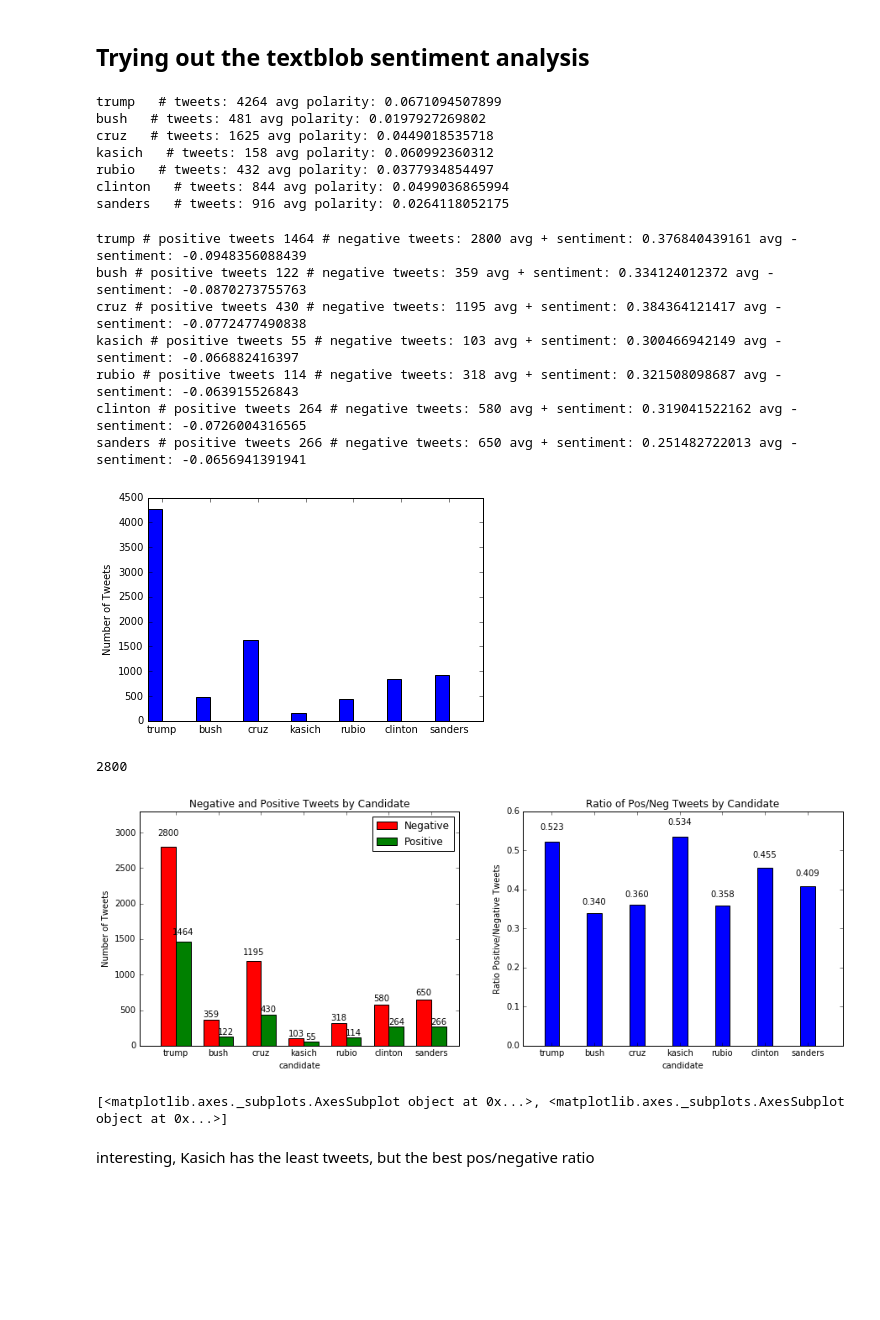
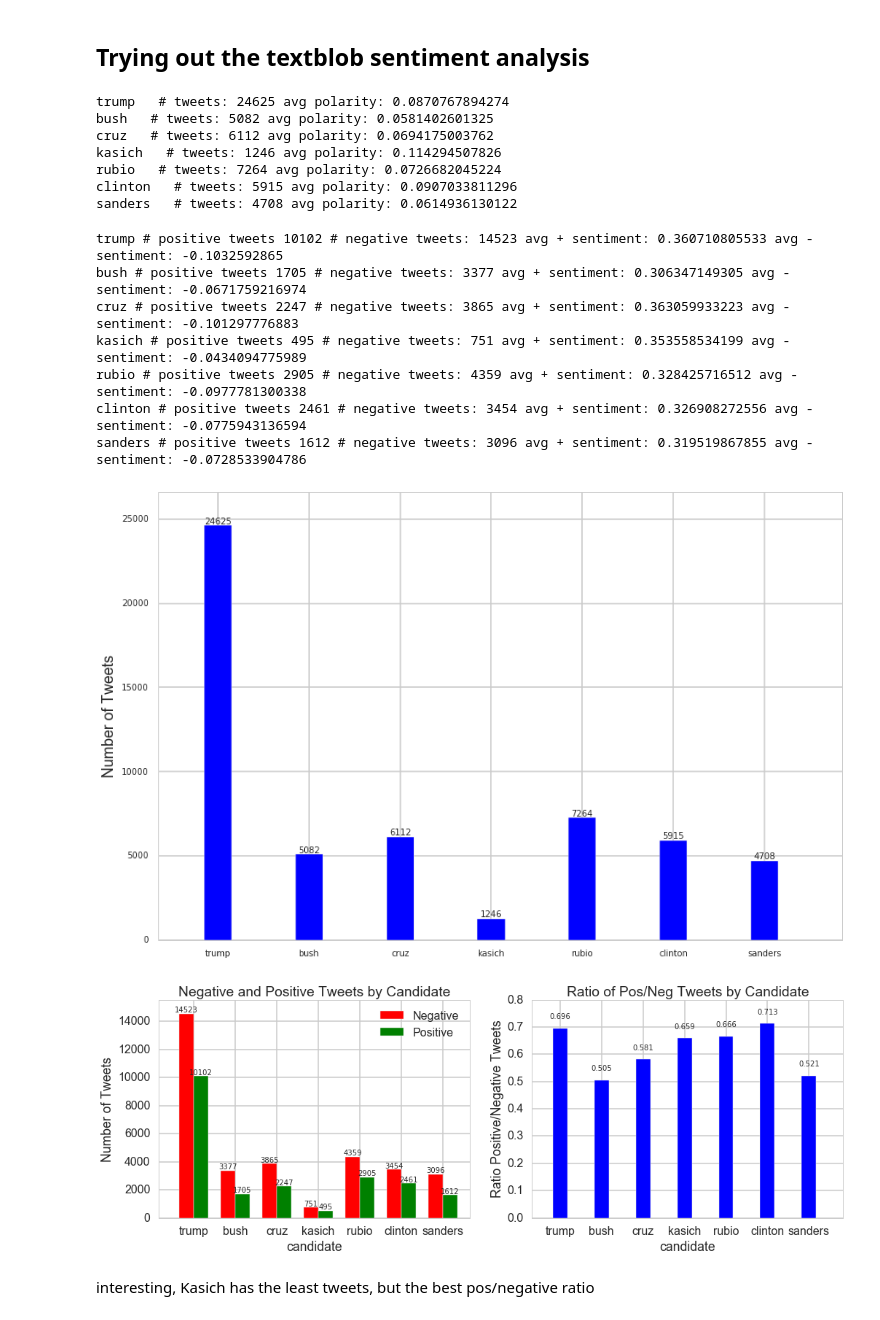
Before and after one commit to HoodPanther/pythoncode, a Jupyter notebook: tweetExplore.ipynb, the cells around one changed output. Cells and saved outputs as stored; diff of their text form; code cells hidden in the pictures; blank space fills up the shorter version.

```diff
--- a/tweetExplore.ipynb
+++ b/tweetExplore.ipynb
@@ -31,9 +32,11 @@ importlib.reload(fns);
 # %%
 #  import data
 # with open('raw_tweets10min.json') as data_file:
-with open('../data/raw_tweetsfilter10min_poli.json') as data_file:
+# with open('../data/raw_tweetsfilter10min_poli.json') as data_file:
 # with open('raw_tweets10min_loc.json') as data_file:
 # with open('raw_tweets40min_bosSC.json') as data_file:
+with open('../data/raw_tweets40min_candidates.json') as data_file:
+
     rawdata = json.load(data_file)
 
 # selects only tweets that have text
@@ -66,13 +69,13 @@ for iperson,val in enumerate(candidates):
     subjectivity_store.append(person_sentiment_subjectivity)
     index_store.append(person_tweetInd)
 # %% [output]
-trump   # tweets: 4264 avg polarity: 0.0671094507899
-bush   # tweets: 481 avg polarity: 0.0197927269802
-cruz   # tweets: 1625 avg polarity: 0.0449018535718
-kasich   # tweets: 158 avg polarity: 0.060992360312
-rubio   # tweets: 432 avg polarity: 0.0377934854497
-clinton   # tweets: 844 avg polarity: 0.0499036865994
-sanders   # tweets: 916 avg polarity: 0.0264118052175
+trump   # tweets: 24625 avg polarity: 0.0870767894274
+bush   # tweets: 5082 avg polarity: 0.0581402601325
+cruz   # tweets: 6112 avg polarity: 0.0694175003762
+kasich   # tweets: 1246 avg polarity: 0.114294507826
+rubio   # tweets: 7264 avg polarity: 0.0726682045224
+clinton   # tweets: 5915 avg polarity: 0.0907033811296
+sanders   # tweets: 4708 avg polarity: 0.0614936130122
 # %%
 # sort tweets into positive/negative for each candidate
 # for each candidate
@@ -113,13 +116,13 @@ for person,val in enumerate(candidates):
     print(candidates[person],'# positive tweets',len(ind_pos_polarity),'# negative tweets:',len(ind_neg_polarity),
           'avg + sentiment:',np.average(pos_polarity),'avg - sentiment:',np.average(neg_polarity))
 # %% [output]
-trump # positive tweets 1464 # negative tweets: 2800 avg + sentiment: 0.376840439161 avg - sentiment: -0.0948356088439
-bush # positive tweets 122 # negative tweets: 359 avg + sentiment: 0.334124012372 avg - sentiment: -0.0870273755763
-cruz # positive tweets 430 # negative tweets: 1195 avg + sentiment: 0.384364121417 avg - sentiment: -0.0772477490838
-kasich # positive tweets 55 # negative tweets: 103 avg + sentiment: 0.300466942149 avg - sentiment: -0.066882416397
-rubio # positive tweets 114 # negative tweets: 318 avg + sentiment: 0.321508098687 avg - sentiment: -0.063915526843
-clinton # positive tweets 264 # negative tweets: 580 avg + sentiment: 0.319041522162 avg - sentiment: -0.0726004316565
-sanders # positive tweets 266 # negative tweets: 650 avg + sentiment: 0.251482722013 avg - sentiment: -0.0656941391941
+trump # positive tweets 10102 # negative tweets: 14523 avg + sentiment: 0.360710805533 avg - sentiment: -0.1032592865
+bush # positive tweets 1705 # negative tweets: 3377 avg + sentiment: 0.306347149305 avg - sentiment: -0.0671759216974
+cruz # positive tweets 2247 # negative tweets: 3865 avg + sentiment: 0.363059933223 avg - sentiment: -0.101297776883
+kasich # positive tweets 495 # negative tweets: 751 avg + sentiment: 0.353558534199 avg - sentiment: -0.0434094775989
+rubio # positive tweets 2905 # negative tweets: 4359 avg + sentiment: 0.328425716512 avg - sentiment: -0.0977781300338
+clinton # positive tweets 2461 # negative tweets: 3454 avg + sentiment: 0.326908272556 avg - sentiment: -0.0775943136594
+sanders # positive tweets 1612 # negative tweets: 3096 avg + sentiment: 0.319519867855 avg - sentiment: -0.0728533904786
 # %%
 candidate_tweets = []
 pos_tweets = []
@@ -136,19 +139,27 @@ for i,val in enumerate(index_store):
 fig = plt.gcf()
 matplotlib.rc('xtick',labelsize = 10)
 matplotlib.rc('ytick',labelsize = 10)
+ymax = np.max(candidate_tweets) + 2000
+
+plt.xlim([.5,8])
+plt.ylim([0,ymax])
 # matplotlib.rc('ylabel',labelsize = 2b0)
 plt.ylabel('Number of Tweets')
-ind = np.arange(len(candidates))
+ind = np.arange(len(candidates))+1
+def autolabelInt(rects):
+    """attach labels to bars, integers"""
+    for rect in rects:
+        height = rect.get_height()
+        plt.text(rect.get_x() + rect.get_width()/2., height+.03,
+                '%d' % int(height),
+                ha='center', va='bottom')
+
 width = .3
 rect1 = plt.bar(ind, candidate_tweets, width, color = 'blue')
-plt.xticks(ind+.3, candidates);
+plt.xticks(ind + width/2, candidates);
+autolabelInt(rect1);
 # %% [output]
-[figure, old version]
+[figure, new version]
-# %%
-ymax = np.max([neg_tweets,pos_tweets])
-ymax
-# %% [output]
-2800
 # %%
 ind = np.arange(len(candidates))  # the x locations for the groups
 width = 0.35       # the width of the bars
@@ -158,40 +169,38 @@ from matplotlib import gridspec
 fig = plt.figure(figsize=(15, 5))
 gs = gridspec.GridSpec(1, 2, width_ratios=[1, 1])
 ax[0] = plt.subplot(gs[0])
 rects1 = ax[0].bar(ind, neg_tweets, width, color='r') #, yerr=menStd
 rects2 = ax[0].bar(ind + width, pos_tweets, width, color='g') #, yerr=womenStd
 
-ymax = np.max([neg_tweets,pos_tweets]) + 500
+ymax = np.max([neg_tweets,pos_tweets]) + 1000
 
 # add some text for labels, title and axes ticks
 ax[0].set_title('Negative and Positive Tweets by Candidate')
 ax[0].legend((rects1[0], rects2[0]), ('Negative', 'Positive'))
 ax[0].set_xlabel("candidate")
 ax[0].set_ylabel("Number of Tweets")
 ax[0].set_xticklabels(candidates)
 ax[0].set_xlim([.5,8])
 ax[0].set_ylim([0,ymax])
 ax[0].set_xticks(ind+width)
 # label bars with y value, integer
-fns.autolabelInt(rects1,0,ax)
-fns.autolabelInt(rects2,0,ax)
+fns.autolabelInt(rects1,0,ax,neg_tweets)
+fns.autolabelInt(rects2,0,ax,pos_tweets)
 
 ax[1] = plt.subplot(gs[1])
 ax[1].set_title('Ratio of Pos/Neg Tweets by Candidate')
 
 rect1 = ax[1].bar(ind, pos_neg_ratio, width, color = 'blue')
 ax[1].set_xlabel("candidate")
 ax[1].set_ylabel("Ratio Positive/Negative Tweets")
 ax[1].set_xticks(ind+width/2)
 ax[1].set_xlim([.5,8])
 ax[1].set_xticklabels(candidates) #rotation = 30
 
 # label y value of bars, decimal
-fns.autolabelDec(rect1,1,ax)
-plt.show()
-print(ax)
+fns.autolabelDec(rect1,1,ax,pos_neg_ratio)
+plt.show();
 # %% [output]
-[figure, old version]
+[figure, new version]
-[<matplotlib.axes._subplots.AxesSubplot object at 0x...>, <matplotlib.axes._subplots.AxesSubplot object at 0x...>]
 # %% [markdown]
 interesting, Kasich has the least tweets, but the best pos/negative ratio
```
Also changed, not shown: parts of 13 cells of this notebook, 1 other file.
